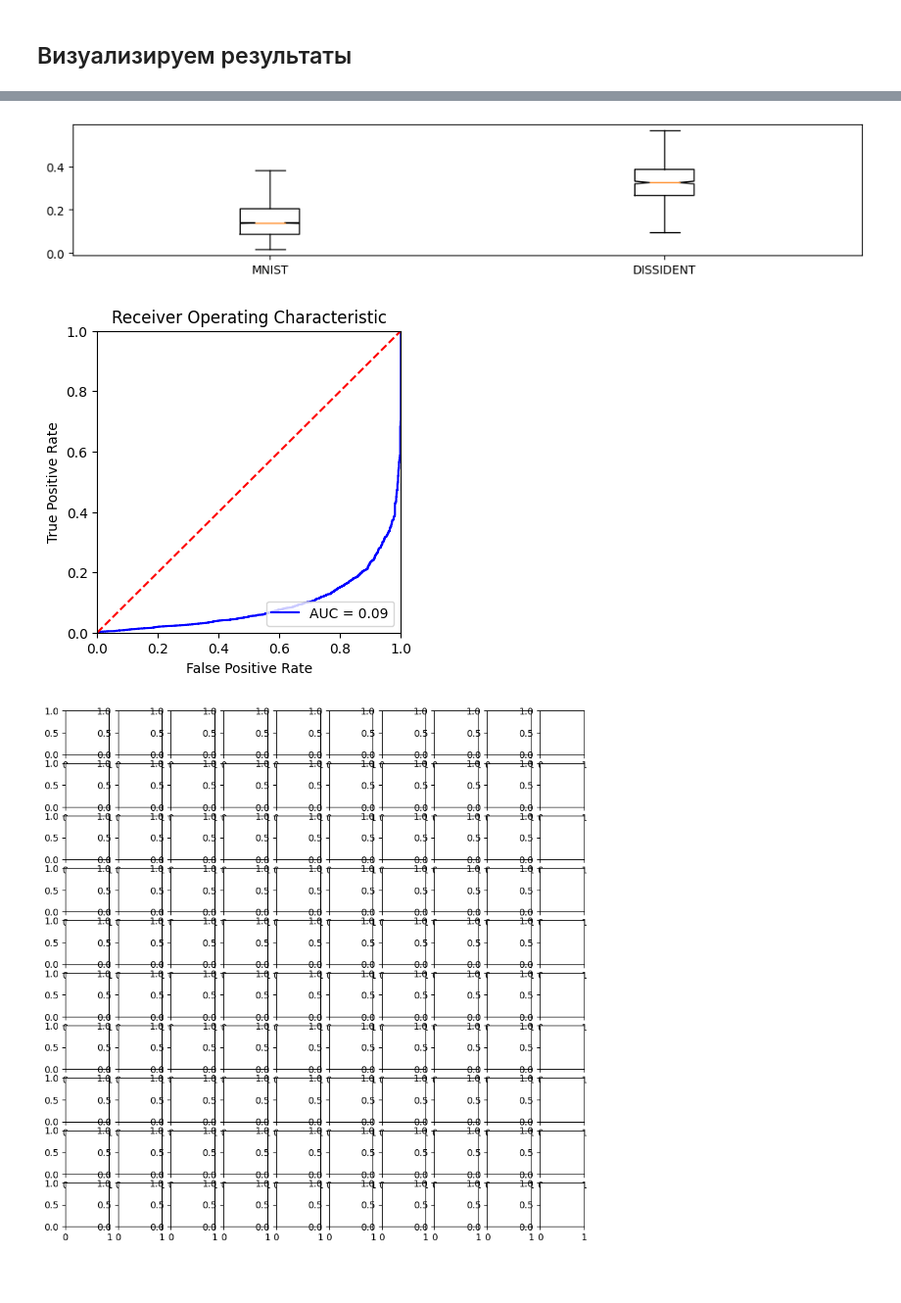
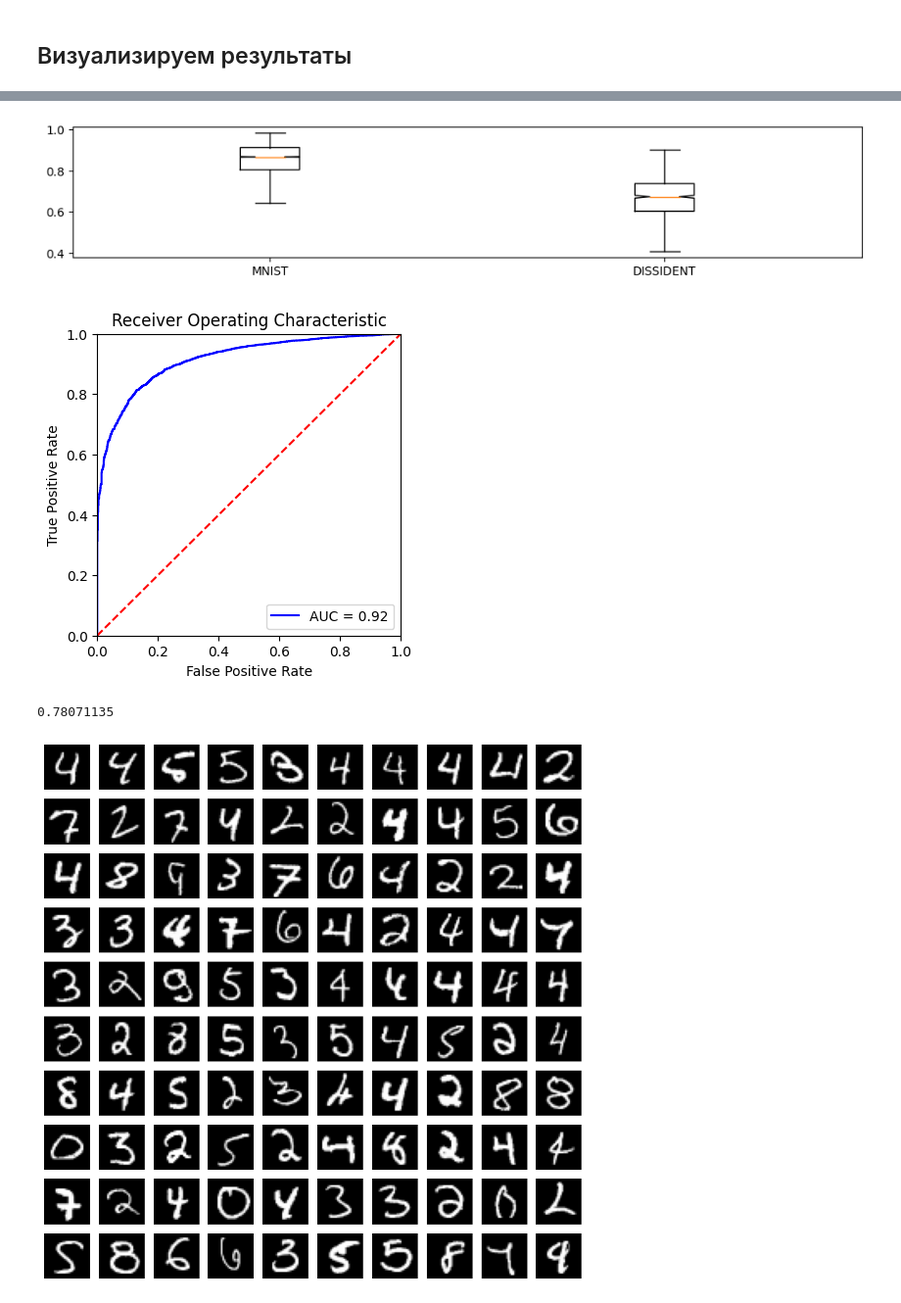
Before and after one commit to kenoma/pytorch-fuzzy, a Jupyter notebook: experiments_svdd_with_fuzzy.ipynb, the cells around one changed output, grey strips where cells are left out. Shown at 98% size. Saved outputs shown, nothing was run; the diff lists cells and outputs as text; code cells hidden in the pictures; blank space fills up the shorter version.

```diff
--- a/experiments_svdd_with_fuzzy.ipynb
+++ b/experiments_svdd_with_fuzzy.ipynb
@@ -21,11 +21,12 @@ from matplotlib.colors import ListedColormap
 # %%
 batch_size = 256
 learning_rate_ae = 1e-4
-num_epochs_ae = 25
+num_epochs_ae = 100
 latent_dim = 16
 kernels = 8
-fuzzy_rules_count = 16
+fuzzy_rules_count = 64
 mnist_class_anomaly = 4
+active_terms = 2
 prefix = f"fuzzy_snn"
 writer = SummaryWriter(f'runs/mnist/{prefix}_{datetime.now().strftime("%Y%m%d-%H%M%S")}')
 device = torch.device('cuda' if torch.cuda.is_available() else 'cpu')
@@ -577,6 +577,6 @@ tensor([[-0.2784, -0.5508, -0.0346, -0.0903, -0.1748,  0.3476,  0.1412,  0.1452,
        device='cuda:0', grad_fn=<LinalgSolveExBackward0>)
 # %%
-x = (torch.zeros((10, latent_dim)) + 2).to(device)
+x = (torch.zeros((10, latent_dim)) + 0).to(device)
 fz, nfz = fvae.fuzzy_inference(x)
 fz, nfz
 # %% [output]
@@ -600,7 +600,7 @@ fz, nfz
 # %%
 def get_arate_val(inp):
     _, fz, _, decoded = fvae.forward(inp)
-    return (1-ssim(inp, decoded)).cpu().numpy()#fz.sum(-1).cpu().numpy()
+    return (ssim(inp, decoded)).cpu().numpy()#fz.sum(-1).cpu().numpy()
 # %%
 firings_mnist = {}
 firings_mnist['MNIST'] = []
@@ -626,7 +626,7 @@ plt.show()
 
 writer.add_figure('Anomaly Detection', fig)
 # %% [output]
-[figure, old version]
+[figure, new version]
 # %%
 with torch.no_grad():
     firing_levels = []
@@ -661,30 +661,34 @@ with torch.no_grad():
     plt.show()
     writer.add_figure('ROC', fig)
 # %% [output]
-[figure, old version]
+[figure, new version]
+# %%
+optimal_threshold
+# %% [output]
+0.78071135
 # %%
 threshold = optimal_threshold
 n = 0
 fig, ax = plt.subplots(10, 10, figsize=(10, 10))
 with torch.no_grad():
     for data, labels  in tqdm(test_loader, desc='EMNIST VIS'):
         if n >= 100:
             break
         data = data.view((-1, 1, 28, 28)).to(device)
 
         arate = get_arate_val(data)
 
         for i in range(data.shape[0]):
-            if(arate[i] > threshold):
+            if(arate[i] < threshold):
                 img = data[i]
                 ax[int(n / 10), int(n % 10)].imshow(img.view(28, 28).cpu().detach().numpy(), cmap='gray')
                 ax[int(n / 10), int(n % 10)].axis('off')
                 n = n + 1
 
                 if n >= 100:
                     break
 # %% [output]
-[figure, old version]
+[figure, new version]
 # %%
 def show_item_reconstructio(ind):
     for data, trg in iter(test_loader):
```
Also changed, not shown: parts of 18 cells of this notebook.
